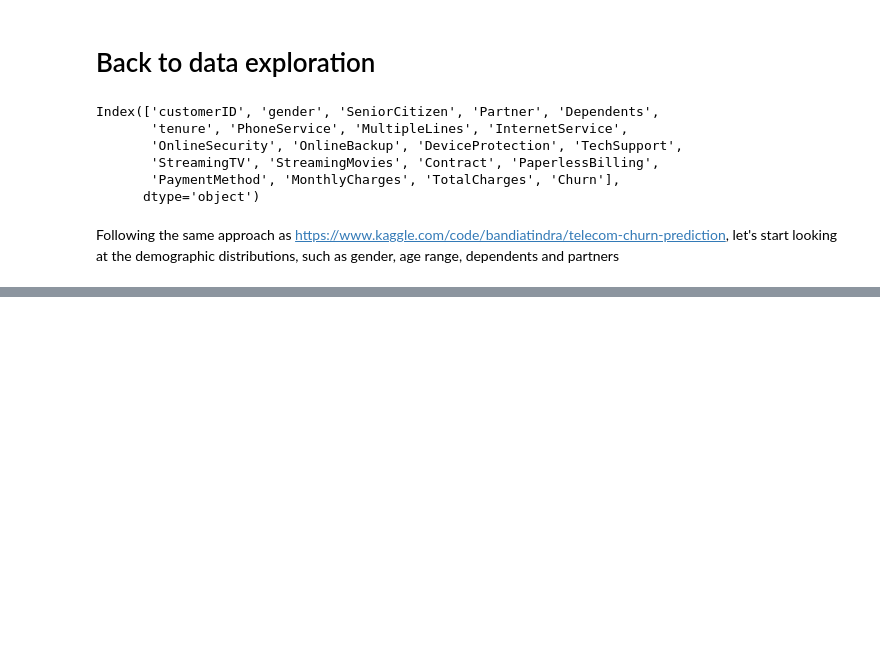
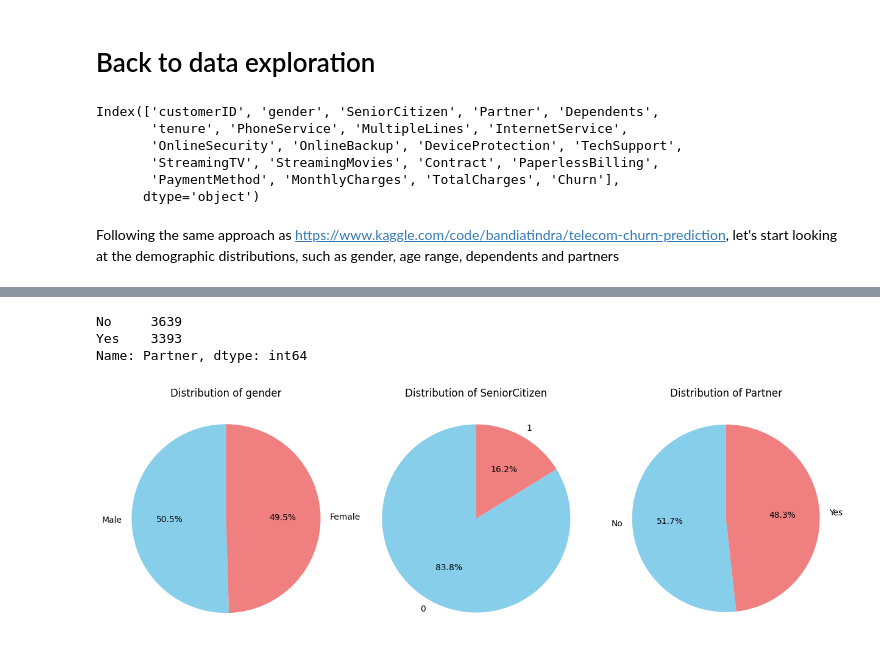
Before and after one commit to emonteiro27/customer_churn, a Jupyter notebook: customer_churn.ipynb, the cells around one changed output, grey strips where cells are left out. Saved outputs shown, nothing was run; the diff lists cells and outputs as text; code cells hidden in the pictures; blank space fills up the shorter version.

Commit message:
Added plot with 3 pies, one for each distribution of variables Gender, SeniorCitizen and Partner

```diff
--- a/customer_churn.ipynb
+++ b/customer_churn.ipynb
@@ -274,0 +260,24 @@ fig.show()
+# %%
+df['Partner'].value_counts()
+# %% [output]
+No     3639
+Yes    3393
+Name: Partner, dtype: int64
+# %%
+variables = ['gender', 'SeniorCitizen', 'Partner']
+
+fig, axes = plt.subplots(1, 3, figsize=(15, 5))
+
+for i, var in enumerate(variables):
+    counts = df[var].value_counts()
+    axes[i].pie(counts, labels=counts.index, autopct='%1.1f%%', startangle=90, colors=['skyblue', 'lightcoral'])
+    axes[i].set_title(f'Distribution of {var}')
+
+# Equal aspect ratio ensures the pie charts are circular
+axes[0].axis('equal')
+axes[1].axis('equal')
+axes[2].axis('equal')
+
+plt.show()
+# %% [output]
+[figure, added]
```
Also changed, not shown: parts of 5 cells of this notebook.
